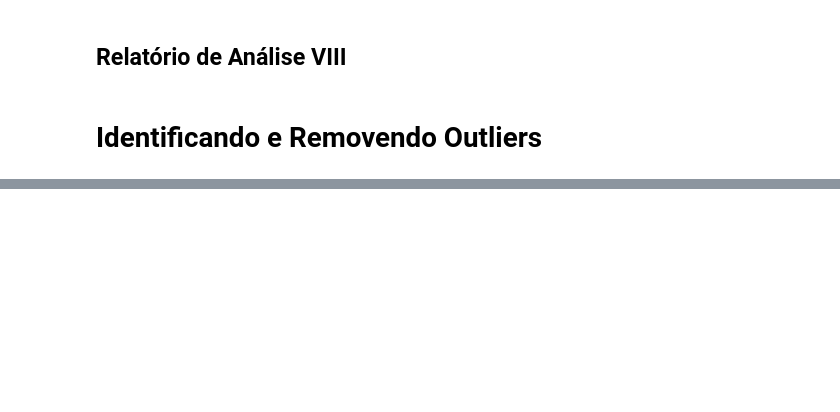
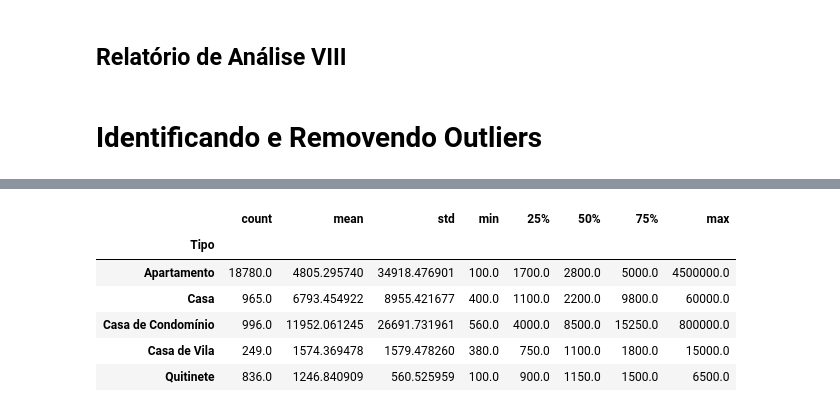
Before and after one commit to Marcaoandradenogueira/DataScience, a Jupyter notebook: Curso Panda/Identificando e Removendo Outliers.ipynb, the cells around one changed output, grey strips where cells are left out. Saved outputs shown, nothing was run; the diff lists cells and outputs as text; code cells hidden in the pictures; blank space fills up the shorter version.

```diff
--- a/Curso Panda/Identificando e Removendo Outliers.ipynb
+++ b/Curso Panda/Identificando e Removendo Outliers.ipynb
@@ -50,0 +58,10 @@ array([[<matplotlib.axes._subplots.AxesSubplot object at 0x...>]],
+# %%
+grupo_tipo.describe()
+# %% [output]
+|  | count | mean | std | min | 25% | 50% | 75% | max |
+| Tipo |  |  |  |  |  |  |  |  |
+| Apartamento | 18780.0 | 4805.295740 | 34918.476901 | 100.0 | 1700.0 | 2800.0 | 5000.0 | 4500000.0 |
+| Casa | 965.0 | 6793.454922 | 8955.421677 | 400.0 | 1100.0 | 2200.0 | 9800.0 | 60000.0 |
+| Casa de Condomínio | 996.0 | 11952.061245 | 26691.731961 | 560.0 | 4000.0 | 8500.0 | 15250.0 | 800000.0 |
+| Casa de Vila | 249.0 | 1574.369478 | 1579.478260 | 380.0 | 750.0 | 1100.0 | 1800.0 | 15000.0 |
+| Quitinete | 836.0 | 1246.840909 | 560.525959 | 100.0 | 900.0 | 1150.0 | 1500.0 | 6500.0 |
```
Also changed, not shown: parts of 11 cells of this notebook, 9 other files.
